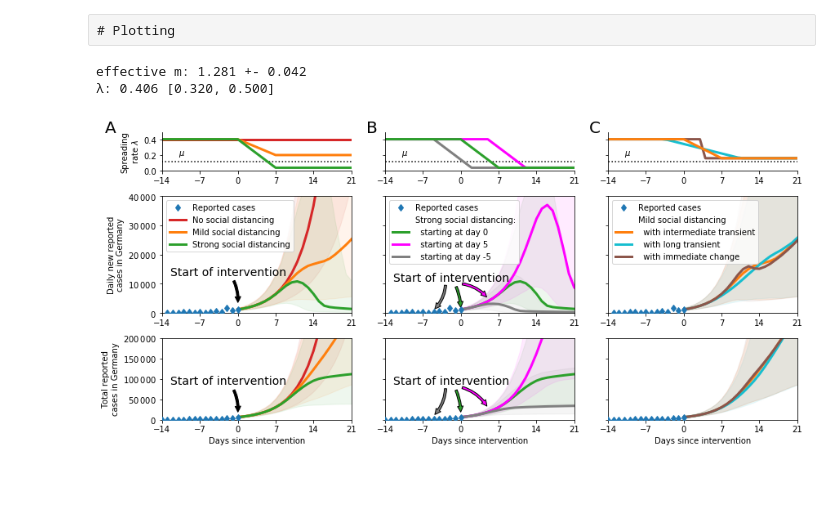
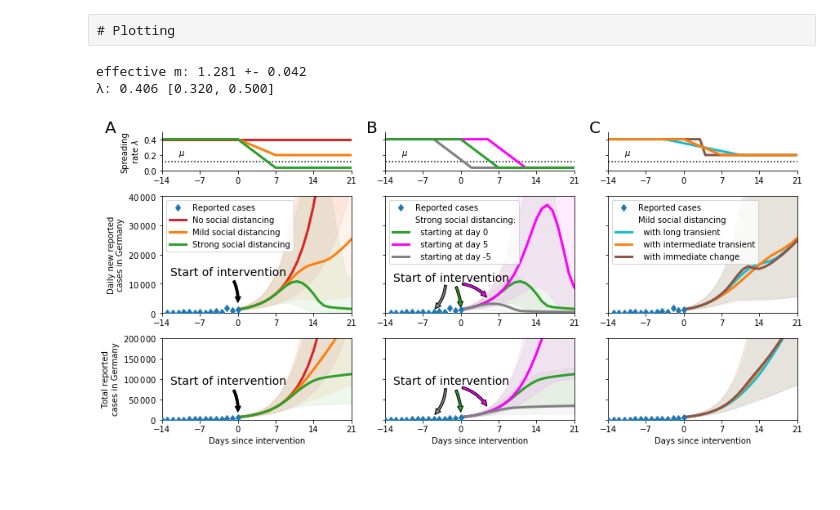
Before and after one commit to Priesemann-Group/covid19_inference_forecast, a Jupyter notebook: scripts/paper200429/Corona_germany_simple_model_interventions.ipynb, the cells around one changed output. Saved outputs shown, nothing was run; the diff lists cells and outputs as text; code cells hidden in the pictures.

```diff
--- a/scripts/paper200429/Corona_germany_simple_model_interventions.ipynb
+++ b/scripts/paper200429/Corona_germany_simple_model_interventions.ipynb
@@ -448,8 +448,8 @@ legends_lang = {
         'Start of intervention',
         "Spreading\nrate $\lambda$",
         ['Mild social distancing',
+         '  with long transient',
          '  with intermediate transient',
-         '  with long transient',
          '  with immediate change'],
     ],
 }
@@ -756,7 +756,7 @@ for lang, legends_list in legends_lang.items():
 
     # middle right
     ax = axes[1, 2]
-    colors = ["tab:orange", "tab:cyan", 'tab:brown']
+    colors = ["tab:cyan", "tab:orange", 'tab:brown']
     time = np.arange(-len(cases_obs_to_plot)+2, 1)
     ax.plot(time, np.diff(cases_obs_to_plot), "d", ms=ms, label=legends_list[5], linewidth=3, color='tab:blue',
                 zorder=5)
@@ -804,7 +804,7 @@ for lang, legends_list in legends_lang.items():
     time = np.arange(-len(cases_obs) + 1, 1)
 
     dict_obsc_cases = return_obs_cases_future(trace)
-    for label, color, legend in zip([obs_cases_labels[-3], obs_cases_labels[-2], obs_cases_labels[-1]],
+    for label, color, legend in zip([ obs_cases_labels[-2],obs_cases_labels[-3], obs_cases_labels[-1]],
                                     colors, legends_list[11]):
         time = np.arange(num_days_to_predict)
         cases = dict_obsc_cases[label]
@@ -936,10 +936,10 @@ for lang, legends_list in legends_lang.items():
     length_transient1 = 14  # days
     length_transient2 = 0.5
     time = np.arange(-14, 22)
-    reduc_factor_mild = 0.6
+    reduc_factor_mild = 0.5
     days_offset_mild = -3.5  # start the decrease in spreading rate after this
 
-    reduc_factor_strong = 0.6
+    reduc_factor_strong = 0.5
     days_offset_strong = 3.5
 
     # spreading of people who transmit although they are isolated
@@ -976,34 +976,37 @@ for lang, legends_list in legends_lang.items():
     #ax.legend()
 
     #ax.set_ylabel(legends_list[10])
     # ax.set_xlabel("days from now")
     # ax.legend(loc='lower left')
     ax.set_xticks([-14, -7, 0, 7, 14, 21])
     ax.set_yticks([0, 0.2, 0.4])
     ax.tick_params(labelleft=False)
     ax.set_ylim(0, 0.5)
     ax.set_xlim(-14, 21)
     #ax.set_aspect(14, adjustable="box")
     ax.text(-0.1, 0.98, "C", transform=ax.transAxes, size=20)
     ax.text(-11, 0.2, "$\mu$", transform=ax.transData, size=10)
 
     ax.spines['right'].set_visible(False)
     ax.spines['top'].set_visible(False)
 
     # wrapping up
     #fig.subplots_adjust(hspace=-0.50)
     #fig.subplots_adjust(wspace=-.1)
     #fig.tight_layout()
     fig.savefig(
         path_to_save + "Fig_2.png".format(lang), dpi=300
     )
+    fig.savefig(
+        path_to_save + "Fig_2.pdf".format(lang), dpi=300
+    )
 
 print('effective m: {:.3f} +- {:.3f}'.format(1+np.median(trace.λ - trace.μ), np.std(trace.λ - trace.μ)))
 print('λ: {:.3f} [{:.3f}, {:.3f}]'.format(np.median(trace.λ), *np.percentile(trace.λ, q=(2.5, 97.5))))
 # %% [output]
 effective m: 1.281 +- 0.042
 λ: 0.406 [0.320, 0.500]
-[figure, old version]
+[figure, new version]
 # %% [markdown]
 #
 # %% [markdown]
```
Also changed, not shown: 2 other files.
